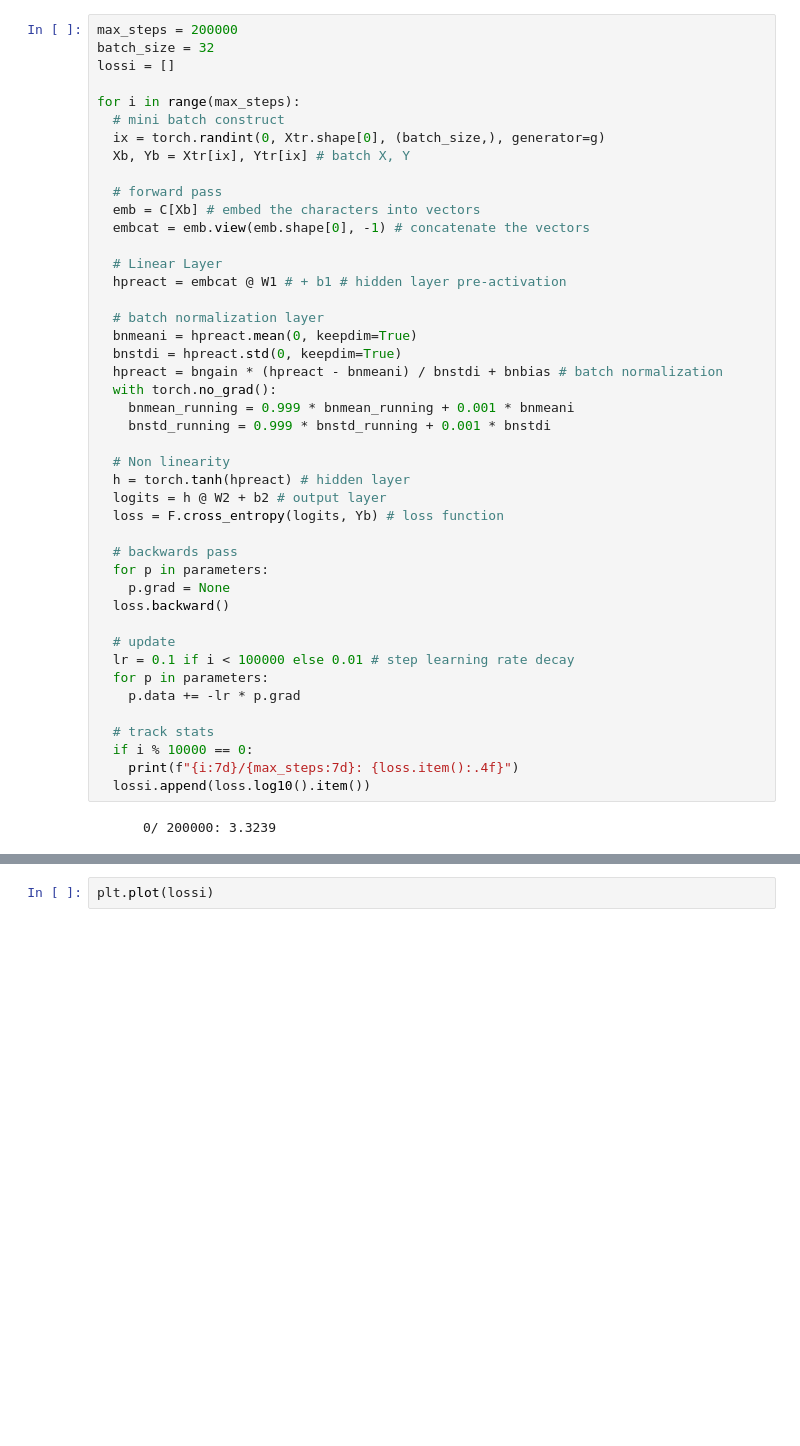
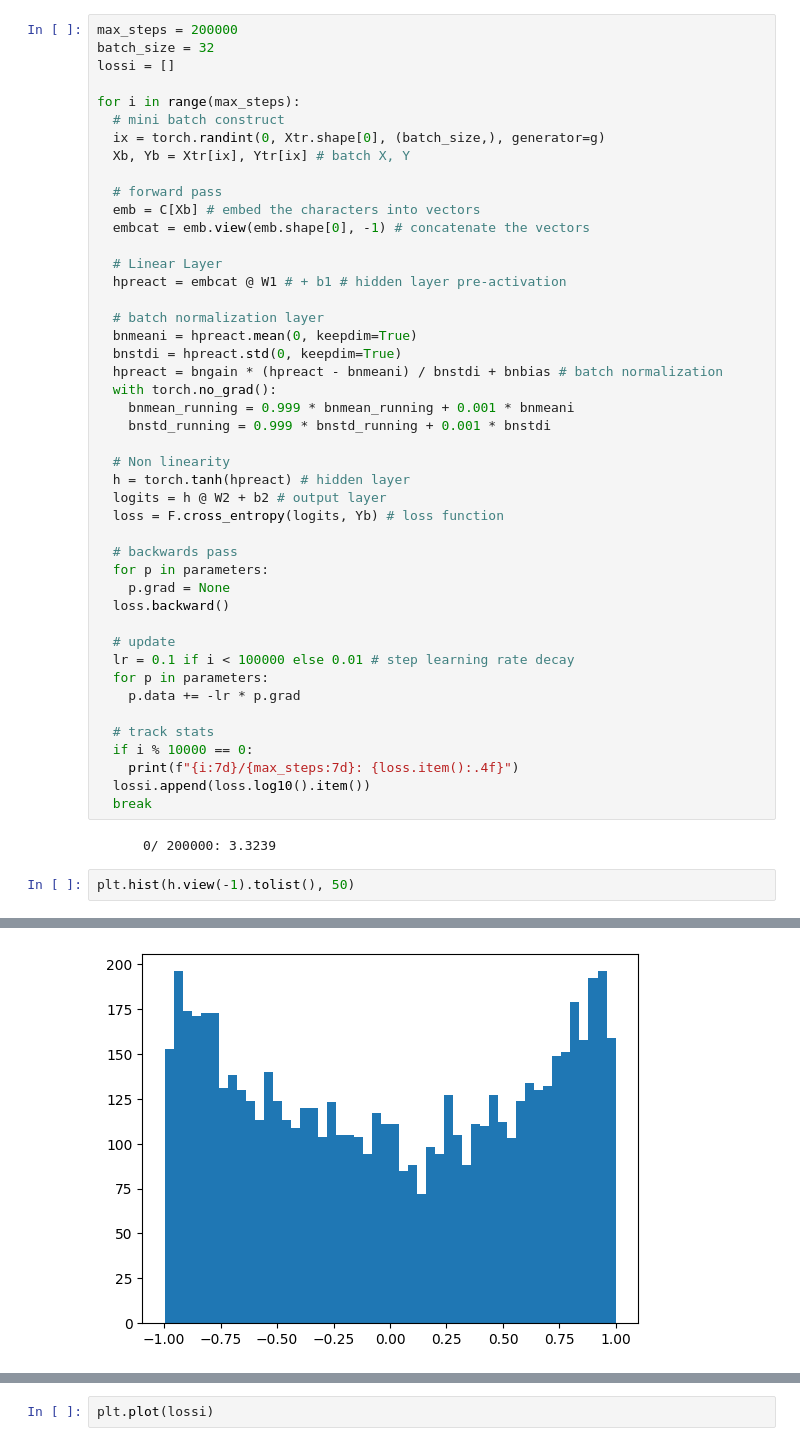
Before and after one commit to thejarlid/makemore, a Jupyter notebook: makemore_pt3/Makemore_pt3.ipynb, the cells around one changed output, grey strips where cells are left out. Saved outputs shown, nothing was run; the diff lists cells and outputs as text; blank space fills up the shorter version.

```diff
--- a/makemore_pt3/Makemore_pt3.ipynb
+++ b/makemore_pt3/Makemore_pt3.ipynb
@@ -174,5 +319,9 @@ for i in range(max_steps):
   if i % 10000 == 0:
     print(f"{i:7d}/{max_steps:7d}: {loss.item():.4f}")
   lossi.append(loss.log10().item())
+  break
 # %% [output]
       0/ 200000: 3.3239
+# %%
+plt.hist(h.view(-1).tolist(), 50)
+# %% [output]
@@ -178,0 +347 @@ for i in range(max_steps):
+[figure, added]
```
Also changed, not shown: parts of 13 cells of this notebook.
